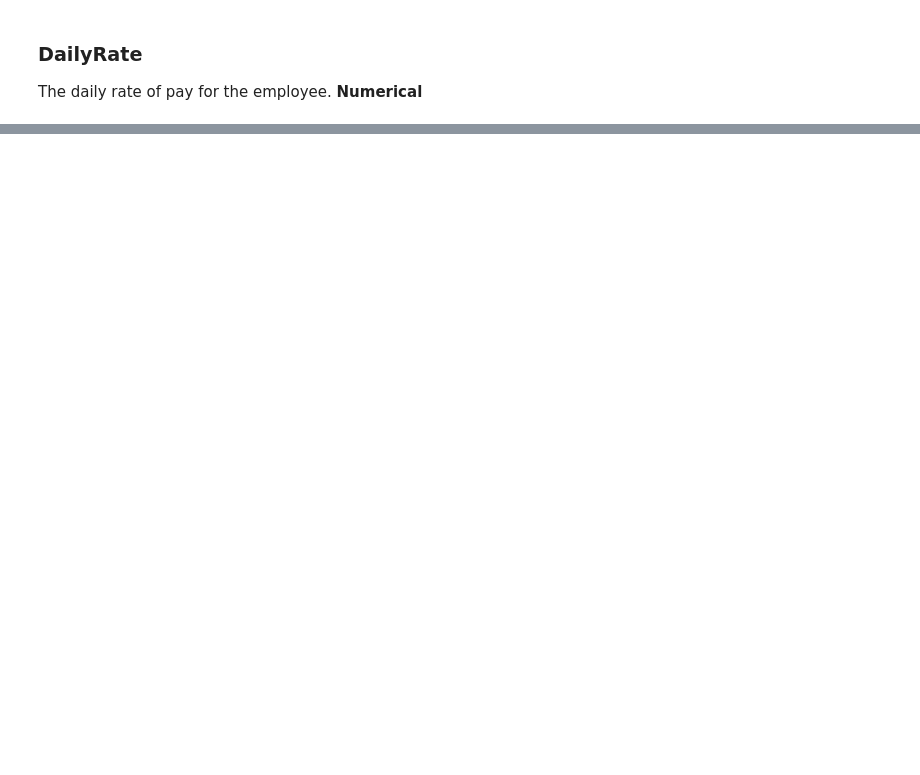
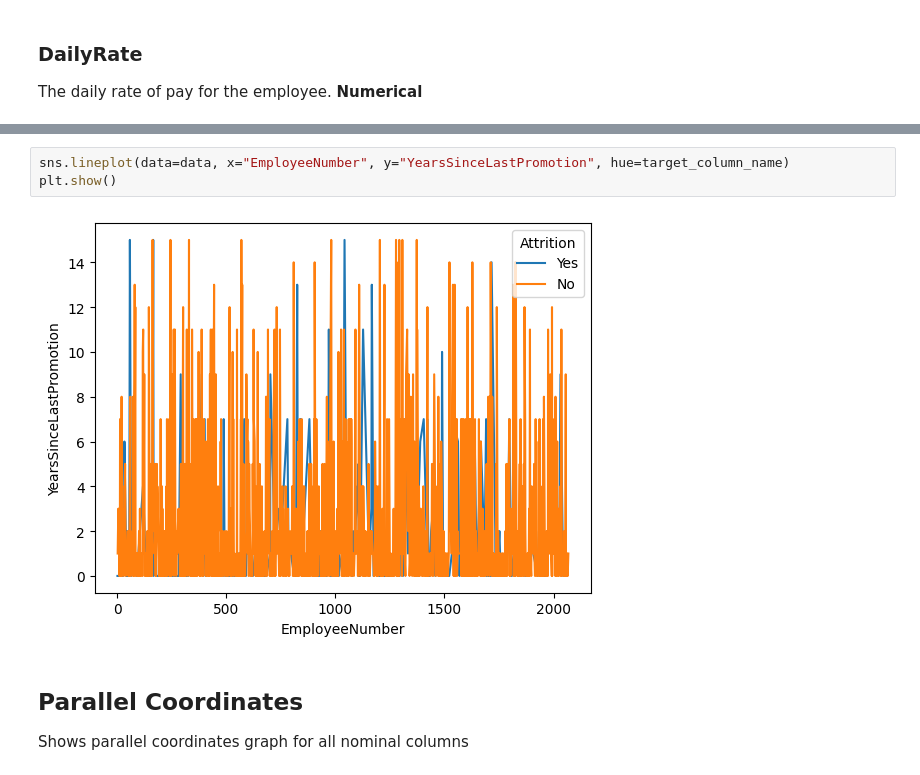
Before and after one commit to AbrarShakhi/employee-attrition-predictor, a Jupyter notebook: notebook/analysing.ipynb, the cells around one changed output, grey strips where cells are left out. Saved outputs shown, nothing was run; the diff lists cells and outputs as text; blank space fills up the shorter version.

```diff
--- a/notebook/analysing.ipynb
+++ b/notebook/analysing.ipynb
@@ -389,0 +511,8 @@ fig.show()
+# %%
+sns.lineplot(data=data, x="EmployeeNumber", y="YearsSinceLastPromotion", hue=target_column_name)
+plt.show()
+# %% [output]
+[figure, added]
+# %% [markdown]
+## Parallel Coordinates
+Shows parallel coordinates graph for all nominal columns
```
Also changed, not shown: parts of 99 cells of this notebook, 4 other files.
